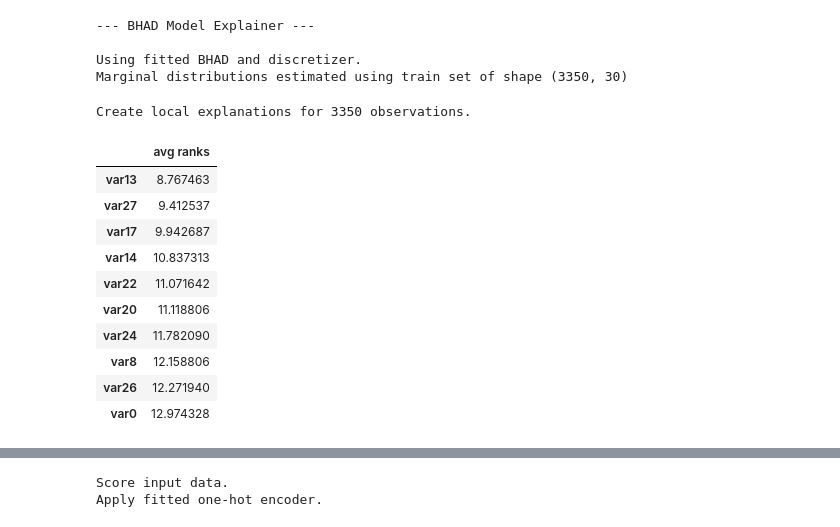
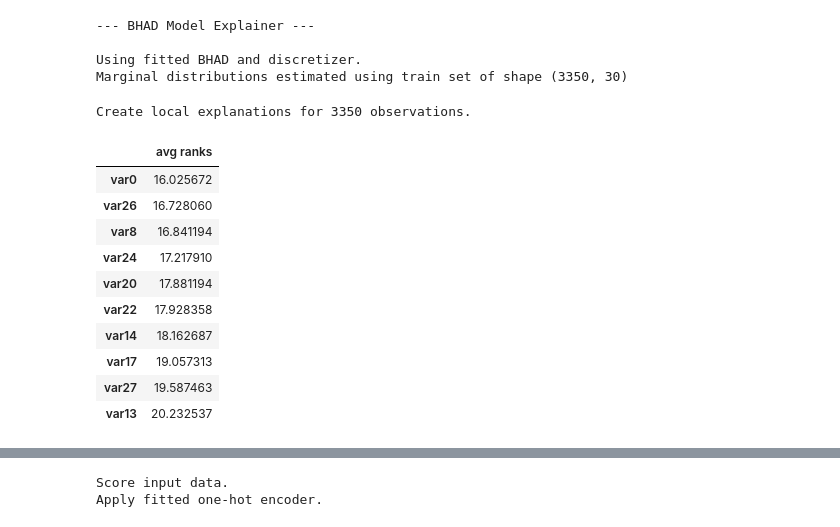
Before and after one commit to AVoss84/bhad, a Jupyter notebook: src/notebooks/Toy_Example.ipynb, the cells around one changed output, grey strips where cells are left out. Drawn from its saved outputs; the diff is of its cells as text; code cells hidden in the pictures.

```diff
--- a/src/notebooks/Toy_Example.ipynb
+++ b/src/notebooks/Toy_Example.ipynb
@@ -228,17 +228,18 @@ Marginal distributions estimated using train set of shape (3350, 30)
 # %%
 df_train = local_expl.get_explanation()
 
-local_expl.global_feat_imp.head(10)
+global_feat_imp = local_expl.global_feat_imp         # based on X_train
+global_feat_imp.tail(10)
 # %% [output]
 Create local explanations for 3350 observations.
 |  | avg ranks |
-| var13 | 8.767463 |
-| var27 | 9.412537 |
-| var17 | 9.942687 |
-| var14 | 10.837313 |
-| var22 | 11.071642 |
-| var20 | 11.118806 |
-| var24 | 11.782090 |
-| var8 | 12.158806 |
-| var26 | 12.271940 |
-| var0 | 12.974328 |
+| var0 | 16.025672 |
+| var26 | 16.728060 |
+| var8 | 16.841194 |
+| var24 | 17.217910 |
+| var20 | 17.881194 |
+| var22 | 17.928358 |
+| var14 | 18.162687 |
+| var17 | 19.057313 |
+| var27 | 19.587463 |
+| var13 | 20.232537 |
```
Also changed, not shown: parts of 1 cell of this notebook, 4 other files.
